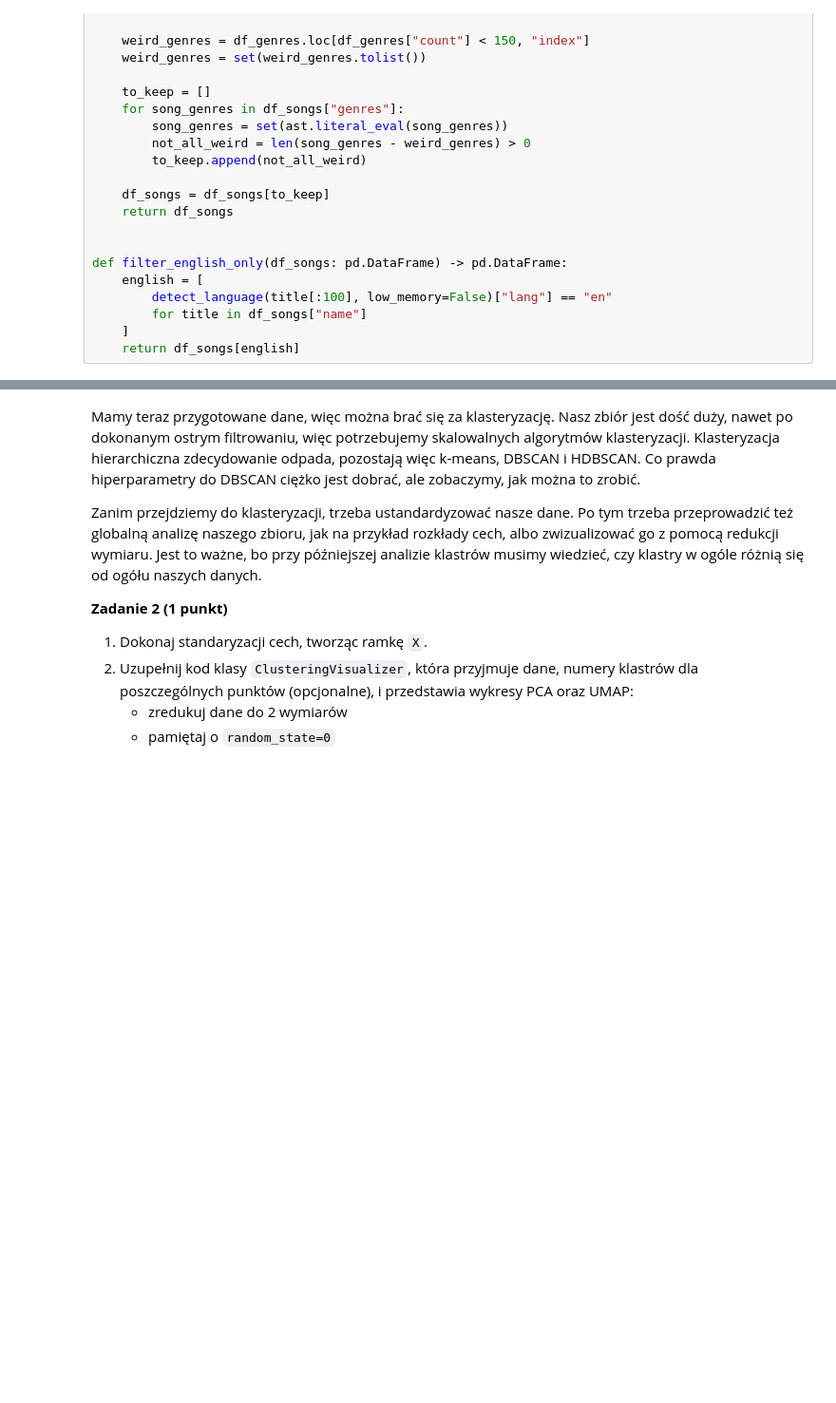
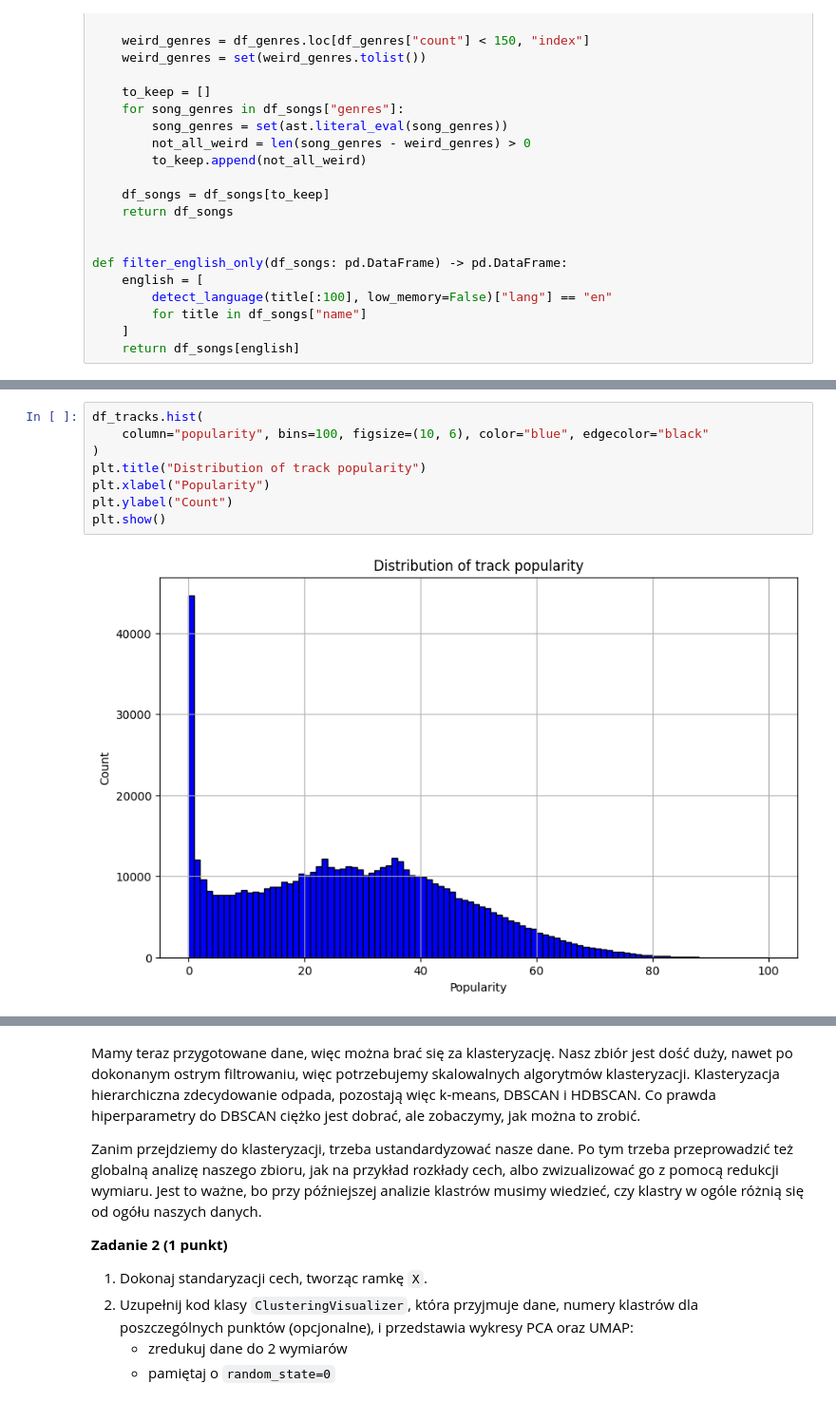
Before and after one commit to Galaktikkon/FML, a Jupyter notebook: lab7/notebook.ipynb, the cells around one changed output, grey strips where cells are left out. Shown at 95% size. Cells and saved outputs as stored; diff of their text form; blank space fills up the shorter version.

```diff
--- a/lab7/notebook.ipynb
+++ b/lab7/notebook.ipynb
@@ -111,0 +138,10 @@ def filter_english_only(df_songs: pd.DataFrame) -> pd.DataFrame:
+# %%
+df_tracks.hist(
+    column="popularity", bins=100, figsize=(10, 6), color="blue", edgecolor="black"
+)
+plt.title("Distribution of track popularity")
+plt.xlabel("Popularity")
+plt.ylabel("Count")
+plt.show()
+# %% [output]
+[figure, added]
```
Also changed, not shown: parts of 43 cells of this notebook, 2 other files.
